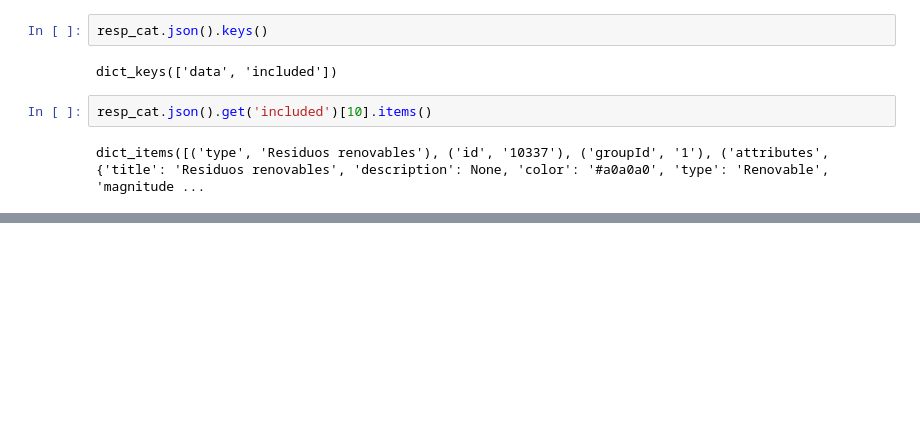
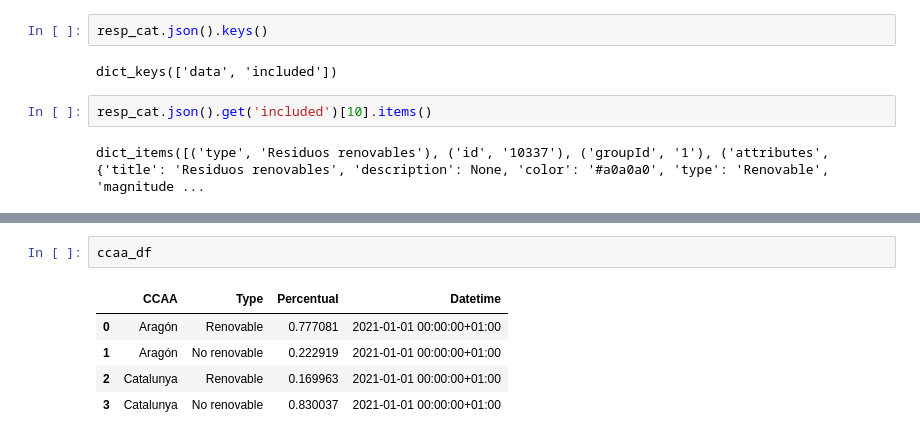
Before and after one commit to BertaVives/TheBridge_DataScience_PT_ALUMNI_sep22, a Jupyter notebook: 02_DATA_ANALYSIS/03_API/labs/lab05_Fetch_data.ipynb, the cells around one changed output, grey strips where cells are left out. Saved outputs shown, nothing was run; the diff lists cells and outputs as text; blank space fills up the shorter version.

```diff
--- a/02_DATA_ANALYSIS/03_API/labs/lab05_Fetch_data.ipynb
+++ b/02_DATA_ANALYSIS/03_API/labs/lab05_Fetch_data.ipynb
@@ -62,0 +152,8 @@ dict_items([('type', 'Residuos renovables'), ('id', '10337'), ('groupId', '1'),
+# %%
+ccaa_df
+# %% [output]
+|  | CCAA | Type | Percentual | Datetime |
+| 0 | Aragón | Renovable | 0.777081 | 2021-01-01 00:00:00+01:00 |
+| 1 | Aragón | No renovable | 0.222919 | 2021-01-01 00:00:00+01:00 |
+| 2 | Catalunya | Renovable | 0.169963 | 2021-01-01 00:00:00+01:00 |
+| 3 | Catalunya | No renovable | 0.830037 | 2021-01-01 00:00:00+01:00 |
```
Also changed, not shown: parts of 12 cells of this notebook, 1 other file.
